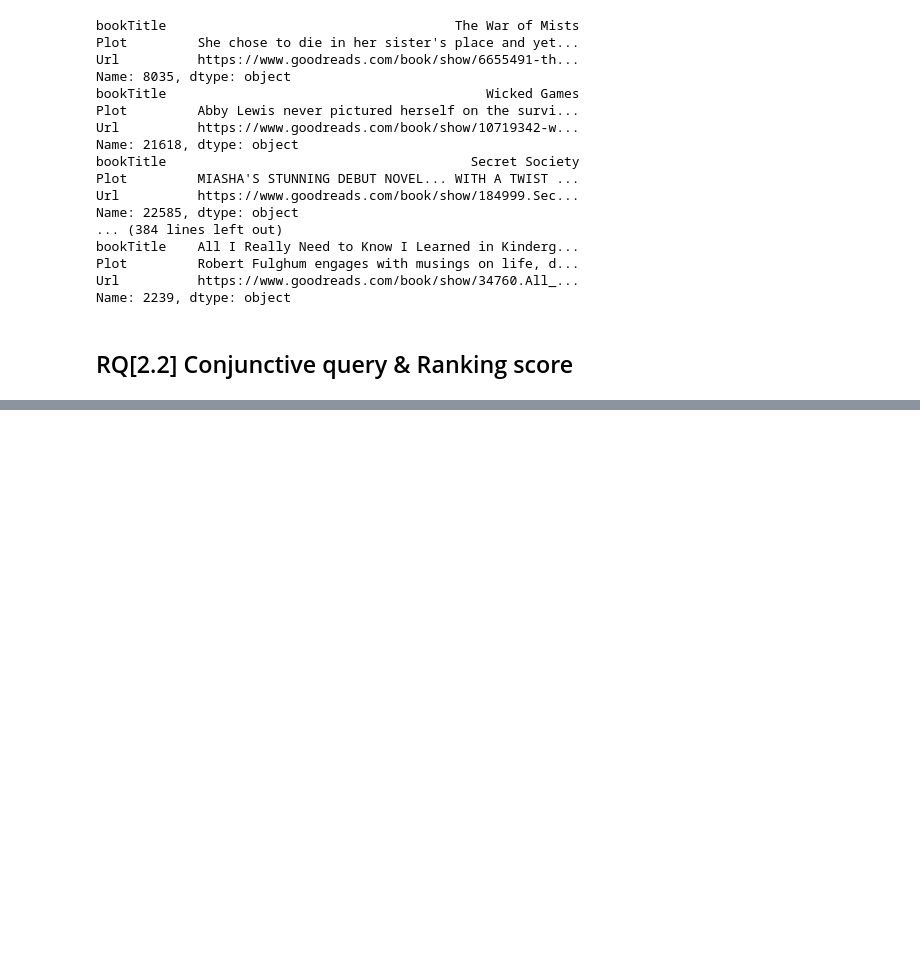
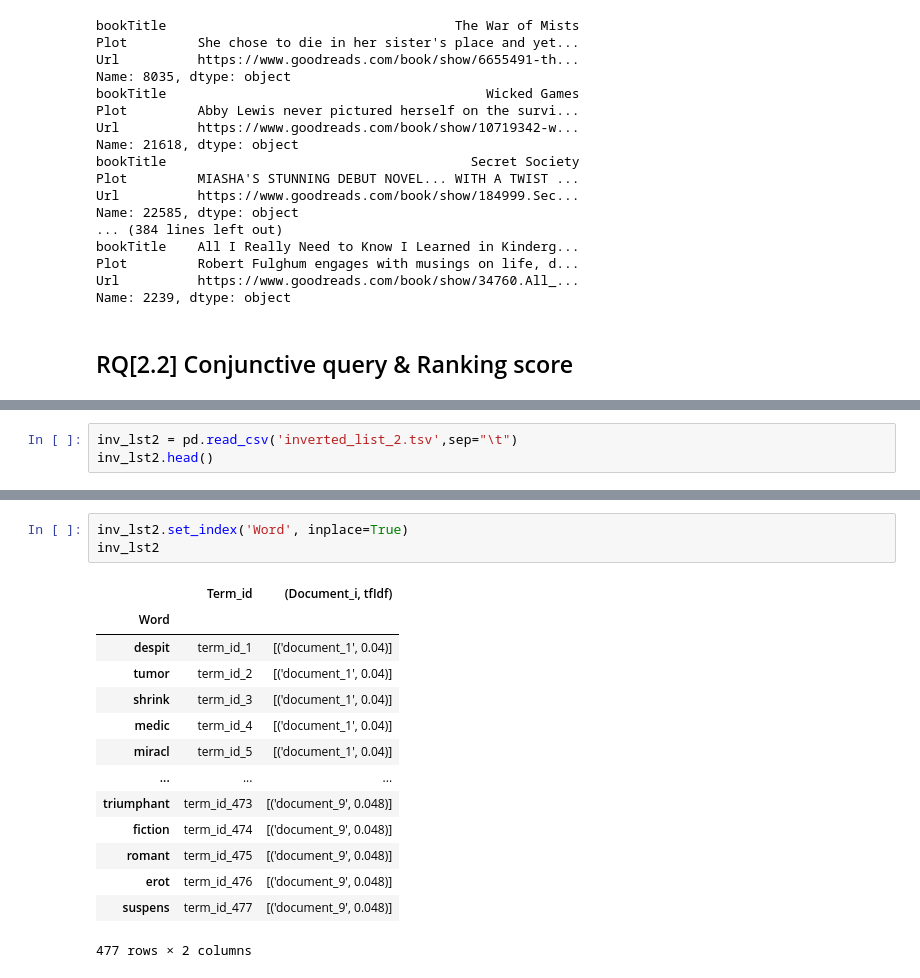
Before and after one commit to Jeremy98-alt/ADM-HW3, a Jupyter notebook: ADM-HW3.ipynb, the cells around one changed output, grey strips where cells are left out. Saved outputs shown, nothing was run; the diff lists cells and outputs as text; blank space fills up the shorter version.

```diff
--- a/ADM-HW3.ipynb
+++ b/ADM-HW3.ipynb
@@ -485,0 +475,3 @@ with open('./inverted_list_2.tsv', 'w', encoding="utf-8", newline='') as out_fil
+# %%
+inv_lst2 = pd.read_csv('inverted_list_2.tsv',sep="\t")
+inv_lst2.head()
@@ -485,0 +485,18 @@ with open('./inverted_list_2.tsv', 'w', encoding="utf-8", newline='') as out_fil
+# %%
+inv_lst2.set_index('Word', inplace=True)
+inv_lst2
+# %% [output]
+|  | Term_id | (Document_i, tfIdf) |
+| Word |  |  |
+| despit | term_id_1 | [('document_1', 0.04)] |
+| tumor | term_id_2 | [('document_1', 0.04)] |
+| shrink | term_id_3 | [('document_1', 0.04)] |
+| medic | term_id_4 | [('document_1', 0.04)] |
+| miracl | term_id_5 | [('document_1', 0.04)] |
+| ... | ... | ... |
+| triumphant | term_id_473 | [('document_9', 0.048)] |
+| fiction | term_id_474 | [('document_9', 0.048)] |
+| romant | term_id_475 | [('document_9', 0.048)] |
+| erot | term_id_476 | [('document_9', 0.048)] |
+| suspens | term_id_477 | [('document_9', 0.048)] |
+477 rows × 2 columns
```
Also changed, not shown: parts of 16 cells of this notebook.
